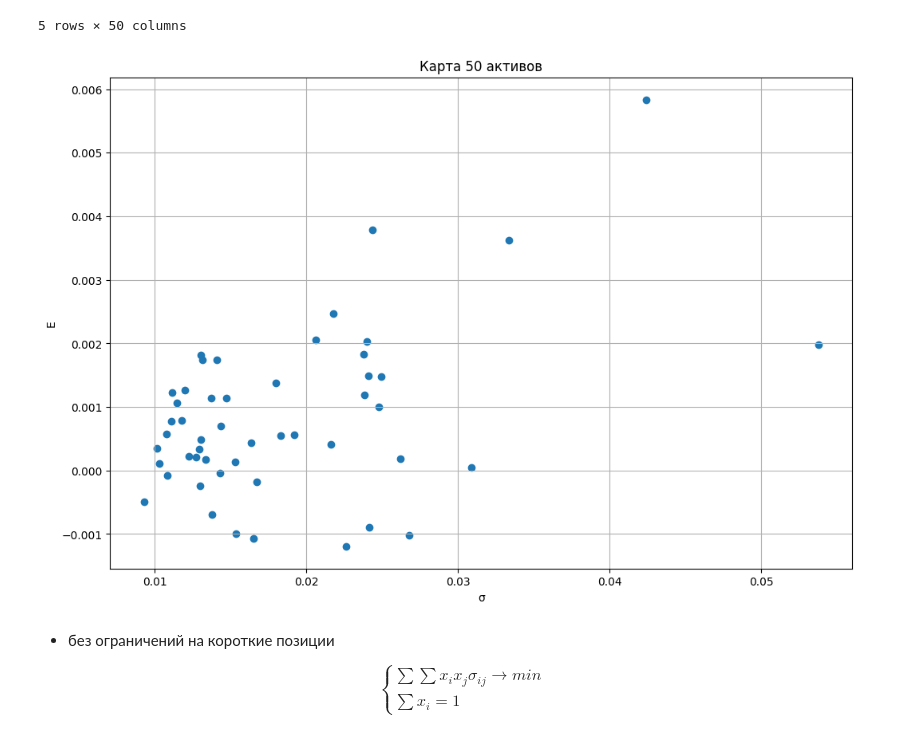
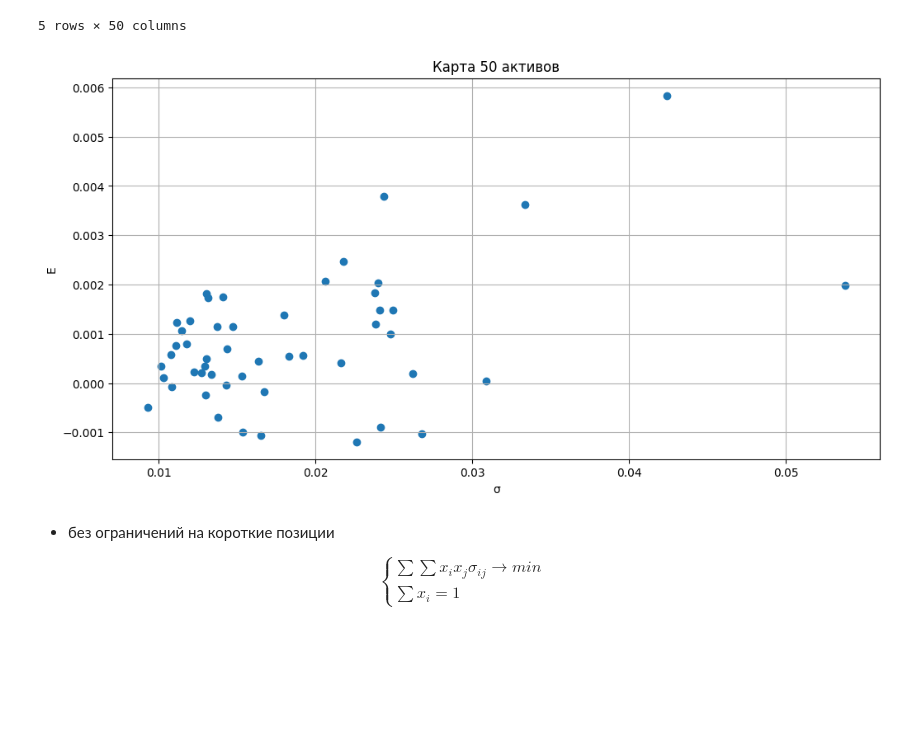
Before and after one commit to LevBugrov/financial-transaction-models, a Jupyter notebook: lab2.ipynb, the cells around one changed output. Cells and saved outputs as stored; diff of their text form; code cells hidden in the pictures; blank space fills up the shorter version.

```diff
--- a/lab2.ipynb
+++ b/lab2.ipynb
@@ -155,15 +155,16 @@ def covarience_matrix(log_returns: pd.DataFrame) -> pd.DataFrame:
 
 cov_matrix = covarience_matrix(profitability_.loc[ticker_list_50])
 # %%
-plt.figure(figsize=(12, 8))
+plt.figure(figsize=(12, 6))
 plt.xlabel('σ')
 plt.ylabel('E')
 plt.grid(True)
 plt.title("Карта 50 активов")
 plt.scatter(vars, means)
+
 plt.show()
 # %% [output]
-[figure, old version]
+[figure, new version]
 # %% [markdown]
  - без ограничений на короткие позиции
 
```
Also changed, not shown: parts of 10 cells of this notebook.
